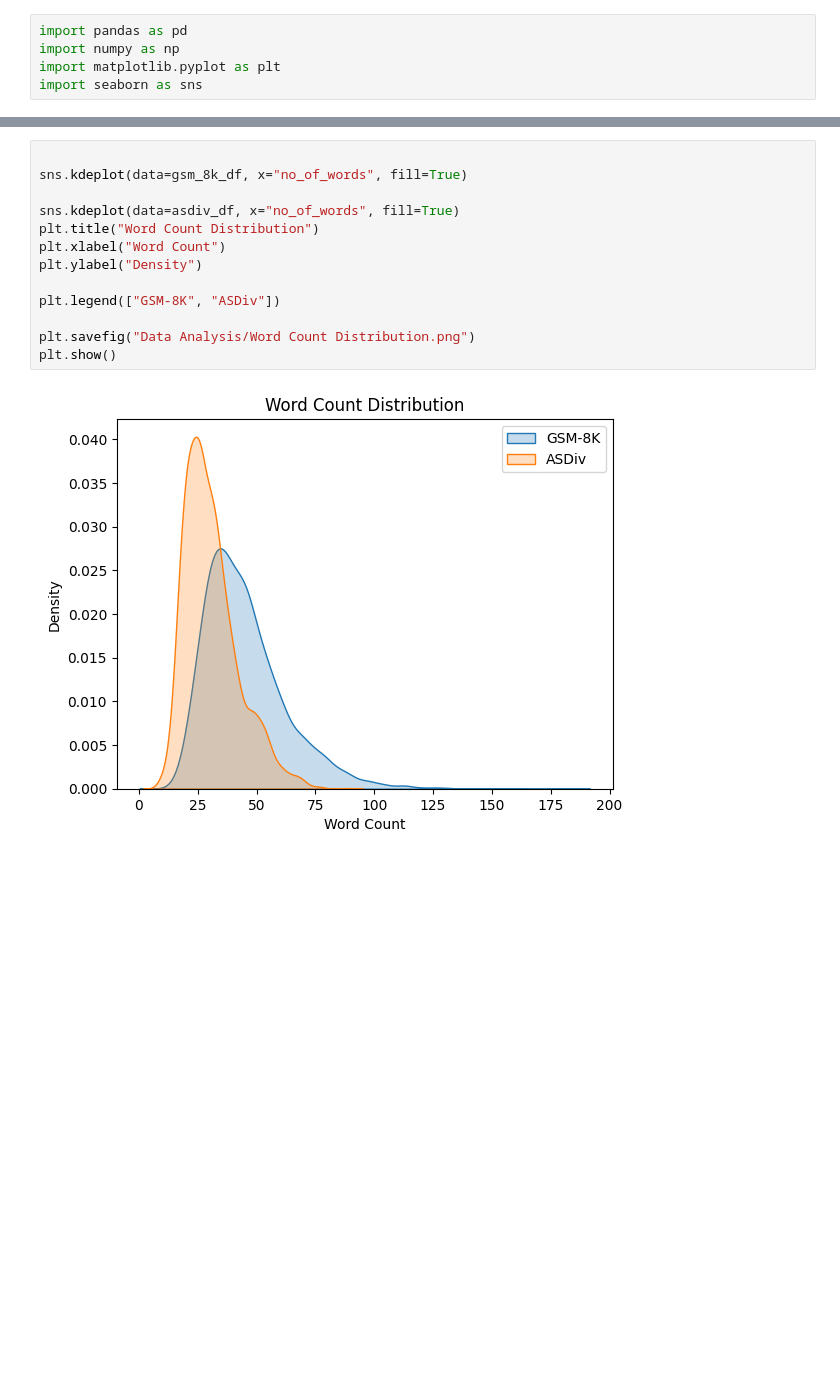
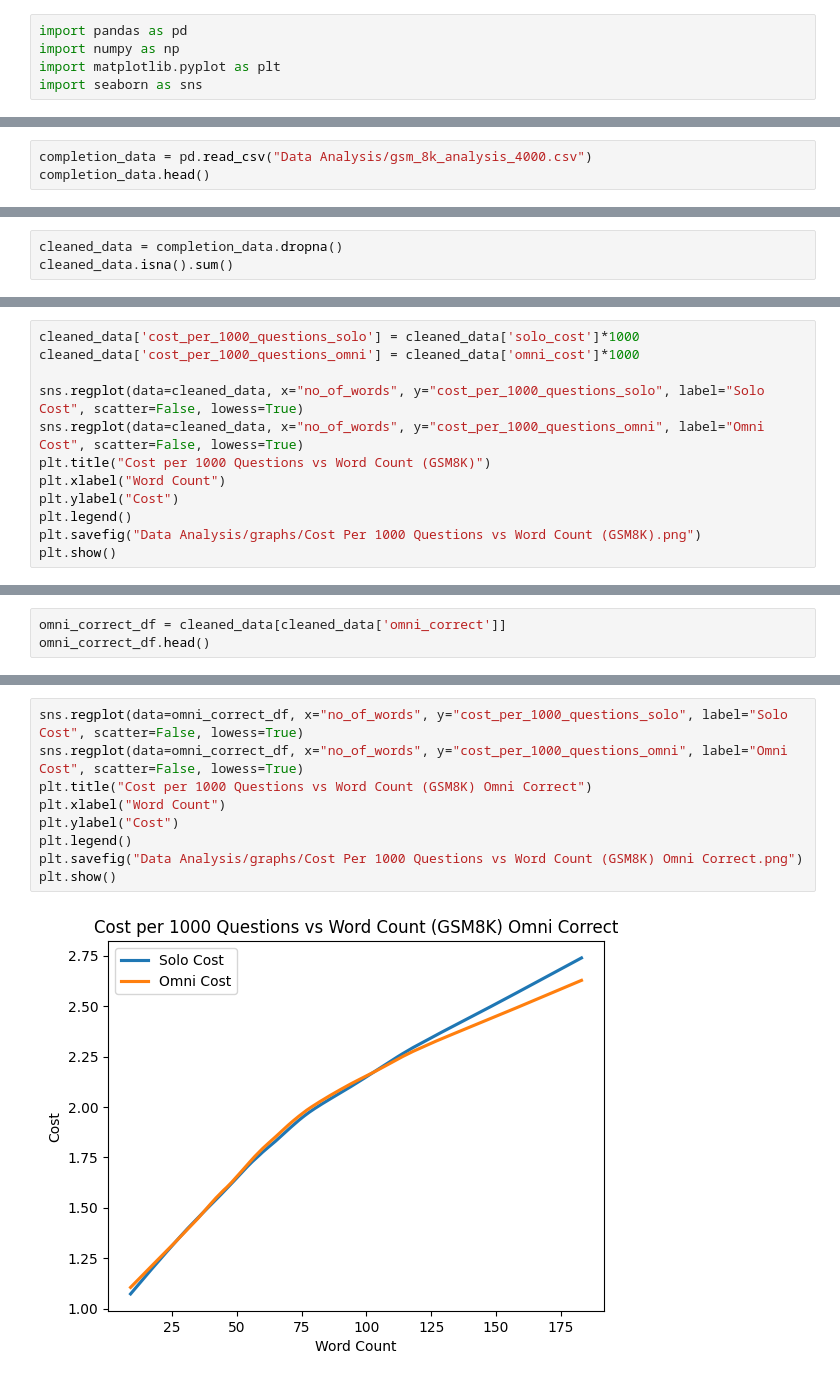
Before and after one commit to ChetanKrishna07/omni-model-chat, a Jupyter notebook: EDA.ipynb, the cells around one changed output, grey strips where cells are left out. Drawn from its saved outputs; the diff is of its cells as text; blank space fills up the shorter version.

Commit message:
Added plots

```diff
--- a/EDA.ipynb
+++ b/EDA.ipynb
@@ -58,0 +71,3 @@ gsm_8k_df.head()
+# %%
+completion_data = pd.read_csv("Data Analysis/gsm_8k_analysis_4000.csv")
+completion_data.head()
@@ -58,0 +92,3 @@ gsm_8k_df.head()
+# %%
+cleaned_data = completion_data.dropna()
+cleaned_data.isna().sum()
@@ -58,0 +131,12 @@ gsm_8k_df.head()
+# %%
+cleaned_data['cost_per_1000_questions_solo'] = cleaned_data['solo_cost']*1000
+cleaned_data['cost_per_1000_questions_omni'] = cleaned_data['omni_cost']*1000
+
+sns.regplot(data=cleaned_data, x="no_of_words", y="cost_per_1000_questions_solo", label="Solo Cost", scatter=False, lowess=True)
+sns.regplot(data=cleaned_data, x="no_of_words", y="cost_per_1000_questions_omni", label="Omni Cost", scatter=False, lowess=True)
+plt.title("Cost per 1000 Questions vs Word Count (GSM8K)")
+plt.xlabel("Word Count")
+plt.ylabel("Cost")
+plt.legend()
+plt.savefig("Data Analysis/graphs/Cost Per 1000 Questions vs Word Count (GSM8K).png")
+plt.show()
@@ -94,0 +283,3 @@ Name: no_of_words, dtype: float64
+# %%
+omni_correct_df = cleaned_data[cleaned_data['omni_correct']]
+omni_correct_df.head()
@@ -95,15 +293,11 @@ Name: no_of_words, dtype: float64
 # %%
-
-sns.kdeplot(data=gsm_8k_df, x="no_of_words", fill=True)
-
-sns.kdeplot(data=asdiv_df, x="no_of_words", fill=True)
-plt.title("Word Count Distribution")
+sns.regplot(data=omni_correct_df, x="no_of_words", y="cost_per_1000_questions_solo", label="Solo Cost", scatter=False, lowess=True)
+sns.regplot(data=omni_correct_df, x="no_of_words", y="cost_per_1000_questions_omni", label="Omni Cost", scatter=False, lowess=True)
+plt.title("Cost per 1000 Questions vs Word Count (GSM8K) Omni Correct")
 plt.xlabel("Word Count")
-plt.ylabel("Density")
-
-plt.legend(["GSM-8K", "ASDiv"])
-
-plt.savefig("Data Analysis/Word Count Distribution.png")
+plt.ylabel("Cost")
+plt.legend()
+plt.savefig("Data Analysis/graphs/Cost Per 1000 Questions vs Word Count (GSM8K) Omni Correct.png")
 plt.show()
 # %% [output]
-[figure, old version]
+[figure, new version]
```
Also changed, not shown: parts of 26 cells of this notebook, 9 other files.
